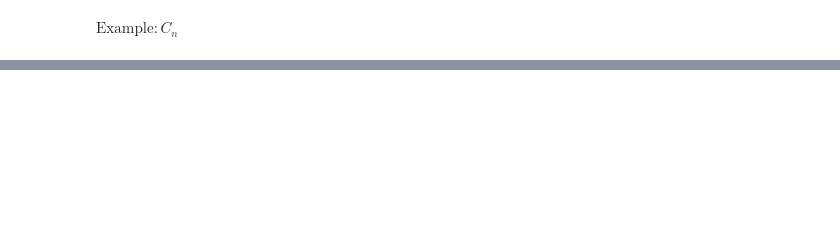
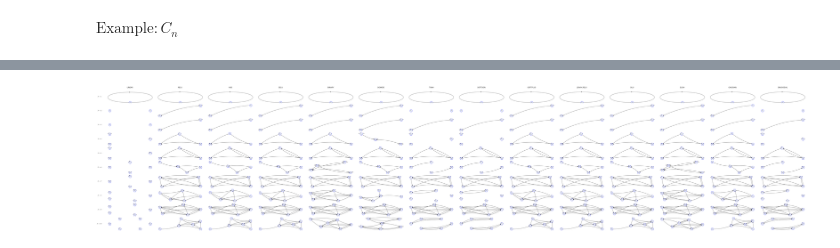
Before and after one commit to ManiShayestehfar/Masters, a Jupyter notebook: equivarient_NN/c_n.ipynb, the cells around one changed output, grey strips where cells are left out. Drawn from its saved outputs; the diff is of its cells as text; code cells hidden in the pictures; blank space fills up the shorter version.

```diff
--- a/equivarient_NN/c_n.ipynb
+++ b/equivarient_NN/c_n.ipynb
@@ -122,8 +124,6 @@ def intersection_graph(
         return fig, ax, pos
     return fig, ax
 # %%
-## Piecewise Functions
-
 def RELU(x):
     return np.maximum(x, 0)
 
@@ -131,13 +131,13 @@ def ABS(x):
     return np.abs(x)
 
 def GELU(x):
-    return  0.5 * x * (1.0 + np.vectorize(math.erf)(x / np.sqrt(2.0)))
+    return 0.5 * x * (1.0 + erf(x / np.sqrt(2.0)))
 
 def LINEAR(x):
     return x
 
 def BINARY(x):
-    return 1 if x >= 0 else 0
+    return np.where(x >= 0, 1, 0)
 
 def SIGMOID(x):
     return 1 / (1 + np.exp(-x))
@@ -149,24 +149,24 @@ def SOFTSIGN(x):
     return x / (1 + np.abs(x))
 
 def SOFTPLUS(x):
-    return np.log(1 + np.exp(x))
+    return np.log1p(np.exp(x))
 
 def LEAKY_RELU(x):
-    return 0.01 * x if x <= 0 else x
+    return np.where(x > 0, x, 0.01 * x)
 
 def SILU(x):
     return x / (1 + np.exp(-x))
 
 def ELISH(x):
-    return (np.exp(x) - 1) / (1 + np.exp(-x)) if x < 0 else (x / (1 + np.exp(-x)))
+    return np.where(x < 0,
+                    (np.exp(x) - 1) / (1 + np.exp(-x)),
+                    x / (1 + np.exp(-x)))
 
 def GAUSSIAN(x):
     return np.exp(-x**2)
 
 def SINUSOIDAL(x):
     return np.sin(x)
-
-activ_funcs = [RELU, ABS, GELU, LINEAR, BINARY, SIGMOID, TANH, SOFTSIGN, SOFTPLUS, LEAKY_RELU, SILU, ELISH, GAUSSIAN, SINUSOIDAL]
 # %%
 ## HELPER
 
@@ -355,0 +326,47 @@ NameError: name 'ABS' is not defined
+# %%
+N = 10
+activ_funcs = [LINEAR, RELU, ABS, GELU, BINARY, SIGMOID, TANH, SOFTSIGN, SOFTPLUS, LEAKY_RELU, SILU, ELISH, GAUSSIAN, SINUSOIDAL]
+
+
+fig, axs = plt.subplots(N, len(activ_funcs), figsize=(7*len(activ_funcs), 2*N), constrained_layout=True)
+
+
+for j, activ_func in enumerate(activ_funcs):
+    for i, n in enumerate(range(1, N+1)):
+        Q, labels = q_matrix(n)
+        M = m_matrix(n)
+        D = d_matrix(n)
+        byL = indices_by_rep(labels)
+
+        blocks = {}
+        for Ls in byL:
+            for Lk in byL:
+                B = activation_func_block(Q, D, byL, Ls, Lk, activation_func=activ_func)
+                if not is_zero_numeric(B, tol=1e-12):
+                    blocks[(Ls, Lk)] = B
+
+        ax = axs[i, j]
+        intersection_graph(
+            blocks,
+            use_latex=True,
+            title=None,
+            layout="auto",
+            ax=ax
+        )
+
+        ax.set_xticks([])
+        ax.set_yticks([])
+        for side in ("top", "right", "bottom", "left"):
+            ax.spines[side].set_visible(False)
+
+        if j == 0:
+            ax.text(-0.08, 0.5, rf"$N={n}$", transform=ax.transAxes,
+                    ha="right", va="center", fontsize=15)
+
+        if i == 0:
+            ax.set_title(f"{activ_func.__name__}", fontsize=18, pad=20)
+
+# plt.subplots_adjust(wspace=0.2, hspace=0.7)
+plt.savefig("c_n.png", dpi=300)
+plt.show()
+# %% [output]
@@ -355,0 +390 @@ NameError: name 'ABS' is not defined
+[figure, added]
```
Also changed, not shown: parts of 4 cells of this notebook, 1 other file.
